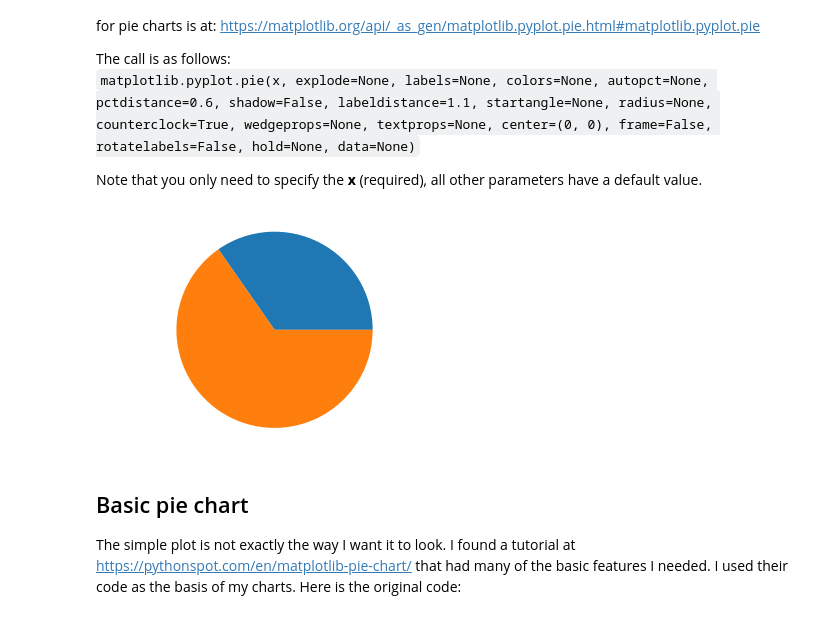
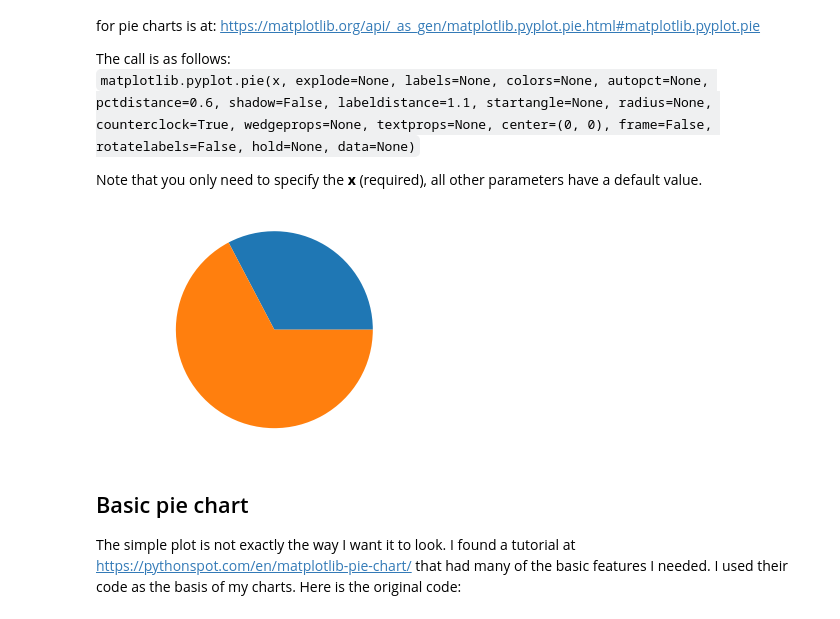
Before and after one commit to DrZeydy/share, a Jupyter notebook: pie_and_donut.ipynb, the cells around one changed output. Drawn from its saved outputs; the diff is of its cells as text; code cells hidden in the pictures.

```diff
--- a/pie_and_donut.ipynb
+++ b/pie_and_donut.ipynb
@@ -25,17 +25,17 @@ Note that you only need to specify the **x** (required), all other parameters ha
 # %%
 import matplotlib.pyplot as plt
 
 # Data to plot
-x = [17,32]
+x = [17,35]
 
 # Create simple pie chart
 plt.pie (x)
 
 # Plot
 plt.axis('equal')
 plt.show()
 # %% [output]
-[figure, old version]
+[figure, new version]
 # %% [markdown]
 ## Basic pie chart
 
```
Also changed, not shown: parts of 7 cells of this notebook.
